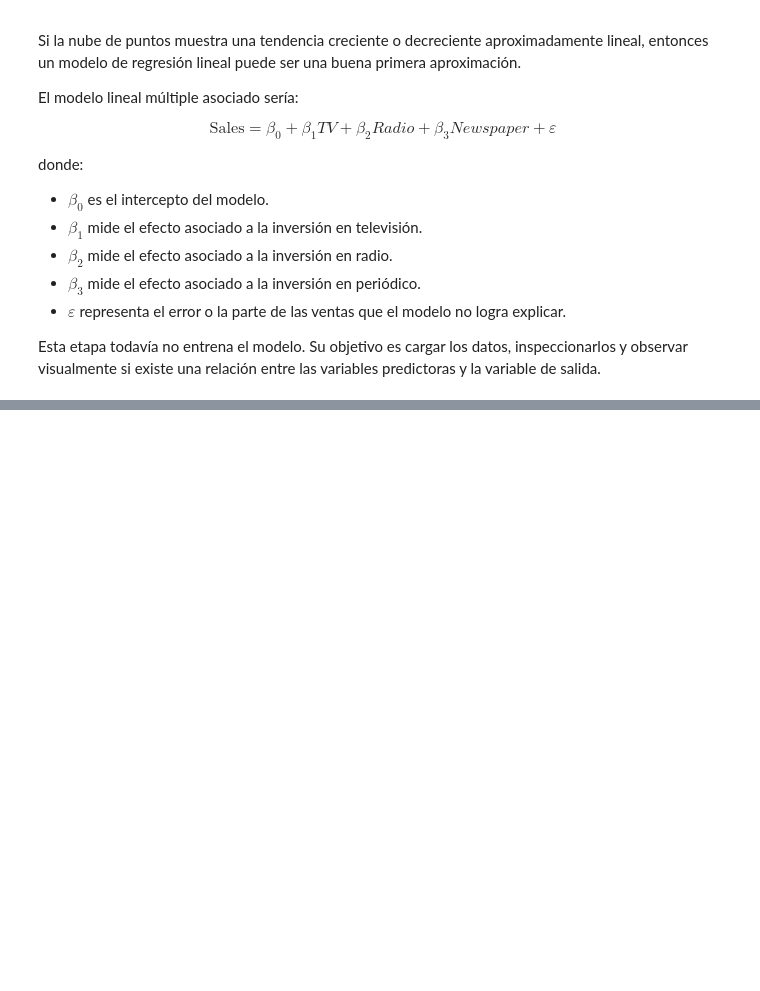
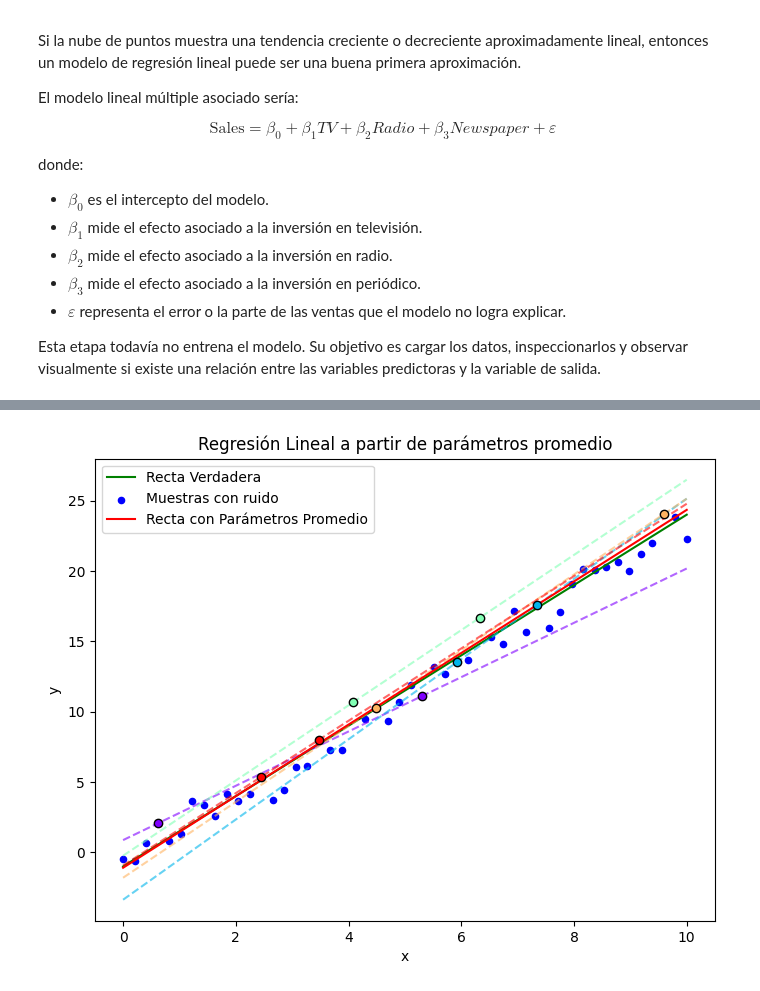
Before and after one commit to Juanvargs/universidad, a Jupyter notebook: TEORÍA_DE_APRENDIZAJE_DE_MÁQUINA/Regresion.ipynb, the cells around one changed output, grey strips where cells are left out. Drawn from its saved outputs; the diff is of its cells as text; code cells hidden in the pictures; blank space fills up the shorter version.

```diff
--- a/TEORÍA_DE_APRENDIZAJE_DE_MÁQUINA/Regresion.ipynb
+++ b/TEORÍA_DE_APRENDIZAJE_DE_MÁQUINA/Regresion.ipynb
@@ -736,43 +2019,98 @@ plt.show()
 import numpy as np
 import matplotlib.pyplot as plt
 
+# Semilla para reproducibilidad
 np.random.seed(42)
 
+# Generar una muestra de puntos a lo largo de una recta verdadera con ruido
 n_puntos = 50
 x = np.linspace(0, 10, n_puntos)
+
 pendiente_verdadera = 2.5
 intercepto_verdadero = -1
+
 ruido = np.random.normal(0, 1, n_puntos)
 y = pendiente_verdadera * x + intercepto_verdadero + ruido
 
+# Seleccionar algunos pares de puntos para estimar pendiente e intercepto
 n_pares = 5
 pares_idx = np.random.choice(range(n_puntos), (n_pares, 2), replace=False)
 
+# Calcular pendientes e interceptos para los pares seleccionados
 pendientes = []
 interceptos = []
 
 for idx1, idx2 in pares_idx:
     pendiente = (y[idx2] - y[idx1]) / (x[idx2] - x[idx1])
     intercepto = y[idx1] - pendiente * x[idx1]
+
     pendientes.append(pendiente)
     interceptos.append(intercepto)
 
+# Calcular pendiente e intercepto promedio
 pendiente_promedio = np.mean(pendientes)
 intercepto_promedio = np.mean(interceptos)
 
+# Crear figura
 plt.figure(figsize=(8, 6))
-plt.plot(x, pendiente_verdadera * x + intercepto_verdadero, label="Recta Verdadera", color="green")
-plt.scatter(x, y, label="Muestras con ruido", color="blue", s=20)
 
+# Graficar la recta verdadera
+plt.plot(
+    x,
+    pendiente_verdadera * x + intercepto_verdadero,
+    label="Recta Verdadera",
+    color="green"
+)
+
+# Graficar los puntos con ruido
+plt.scatter(
+    x,
+    y,
+    label="Muestras con ruido",
+    color="blue",
+    s=20
+)
+
+# Colores para las rectas de los pares de puntos
 colores = plt.cm.rainbow(np.linspace(0, 1, n_pares))
 
-for (idx1, idx2), pendiente, intercepto, color in zip(pares_idx, pendientes, interceptos, colores):
-    plt.plot(x, pendiente * x + intercepto, linestyle="--", color=color, alpha=0.6)
-    plt.scatter([x[idx1], x[idx2]], [y[idx1], y[idx2]], color=color, edgecolor="black", zorder=5)
+# Graficar las rectas estimadas por pares de puntos
+for (idx1, idx2), pendiente, intercepto, color in zip(
+    pares_idx,
+    pendientes,
+    interceptos,
+    colores
+):
+    plt.plot(
+        x,
+        pendiente * x + intercepto,
+        linestyle="--",
+        color=color,
+        alpha=0.6
+    )
 
-plt.plot(x, pendiente_promedio * x + intercepto_promedio, label="Recta con Parámetros Promedio", color="red")
+    plt.scatter(
+        [x[idx1], x[idx2]],
+        [y[idx1], y[idx2]],
+        color=color,
+        edgecolor="black",
+        zorder=5
+    )
+
+# Graficar la recta con parámetros promedio
+plt.plot(
+    x,
+    pendiente_promedio * x + intercepto_promedio,
+    label="Recta con Parámetros Promedio",
+    color="red"
+)
+
+# Etiquetas y leyenda
 plt.title("Regresión Lineal a partir de parámetros promedio")
 plt.xlabel("x")
 plt.ylabel("y")
 plt.legend()
+
 plt.show()
+# %% [output]
+[figure, added]
```
Also changed, not shown: parts of 10 cells of this notebook.
